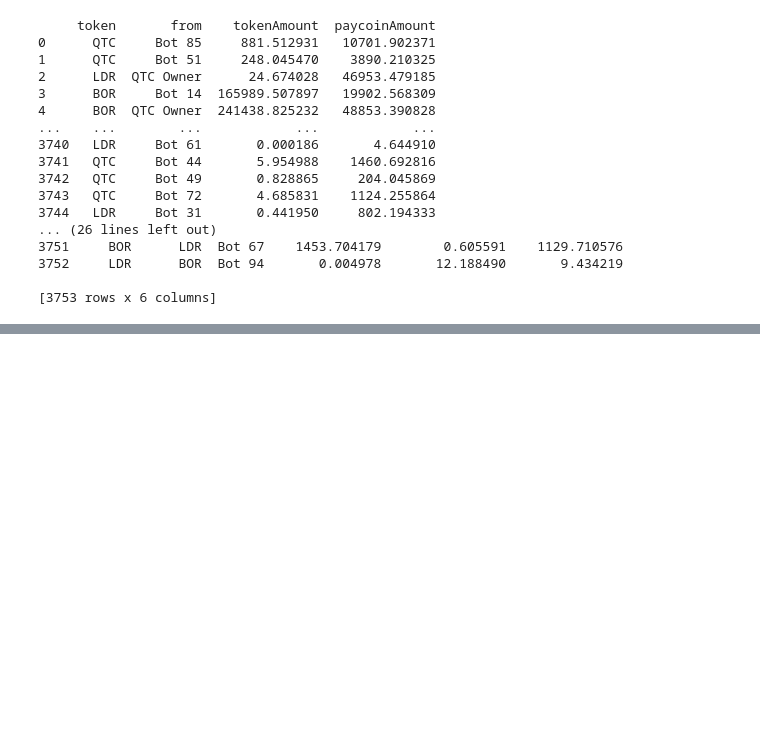
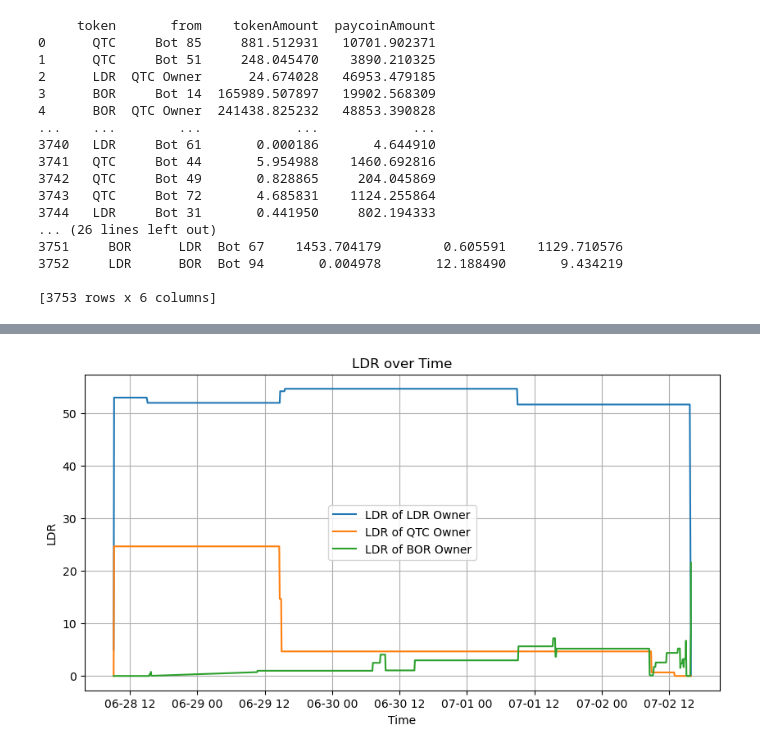
Before and after one commit to Cr3sp1/BlockTrading, a Jupyter notebook: DataAnalysis.ipynb, the cells around one changed output, grey strips where cells are left out. Cells and saved outputs as stored; diff of their text form; code cells hidden in the pictures; blank space fills up the shorter version.

```diff
--- a/DataAnalysis.ipynb
+++ b/DataAnalysis.ipynb
@@ -174,0 +206,13 @@ fees_df.to_csv('DATA/fees_data.csv', index=False)
+# %%
+plt.figure(figsize=(10, 5))
+plt.plot(hist_df['Time'], hist_df['LDR of LDR Owner'], label='LDR of LDR Owner')
+plt.plot(hist_df['Time'], hist_df['LDR of QTC Owner'], label='LDR of QTC Owner')
+plt.plot(hist_df['Time'], hist_df['LDR of BOR Owner'], label='LDR of BOR Owner')
+plt.xlabel('Time')
+plt.ylabel('LDR')
+plt.title('LDR over Time')
+plt.grid(True)
+plt.legend()
+plt.show()
+# %% [output]
+[figure, added]
```
Also changed, not shown: parts of 20 cells of this notebook, 10 other files.
